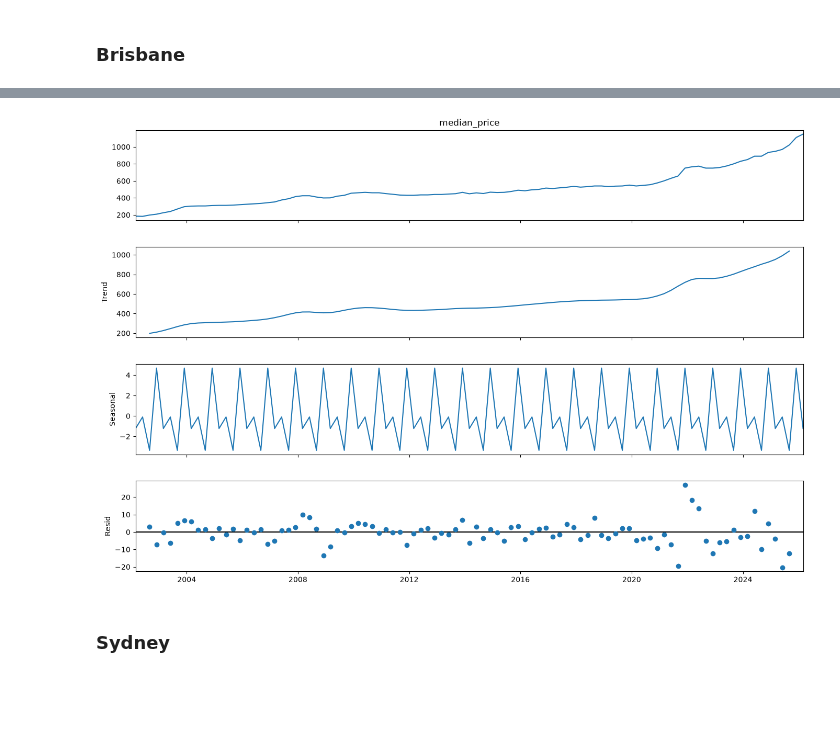
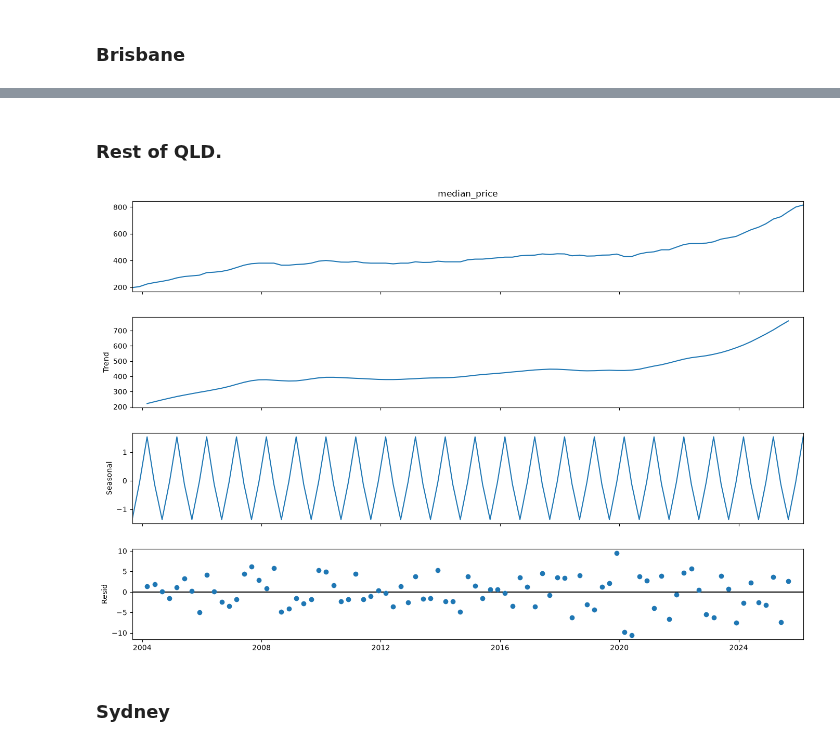
Before and after one commit to EddieYung2335/aus_housing_forecast, a Jupyter notebook: notebooks/01_eda.ipynb, the cells around one changed output, grey strips where cells are left out. Cells and saved outputs as stored; diff of their text form; code cells hidden in the pictures; blank space fills up the shorter version.

```diff
--- a/notebooks/01_eda.ipynb
+++ b/notebooks/01_eda.ipynb
@@ -107,14 +139,24 @@ bris = bris_prices.dropna()
-# %%
-result = seasonal_decompose(bris, model='additive', period=4)
-
-fig = result.plot()
-fig.set_size_inches(15, 10)
-
-plt.savefig("../reports/figures/brisbane_decompose.png", dpi=300)
-
-plt.show()
-# %% [output]
-[figure, removed]
+# %% [markdown]
+### Rest of QLD.
+# %%
+rest_qld_panel = panel[panel["region"] == "Rest of Qld."]
+
+rest_qld_indexed = rest_qld_panel.set_index("date")
+
+rest_qld_prices = rest_qld_indexed["median_price"]
+
+rest_qld = rest_qld_prices.dropna()
+
+result = seasonal_decompose(rest_qld, model='additive', period=4)
+
+fig = result.plot()
+fig.set_size_inches(15, 10)
+
+plt.savefig("../reports/figures/rest_of_qld_decompose.png", dpi=300)
+
+plt.show()
+# %% [output]
+[figure, added]
 # %% [markdown]
 ### Sydney
 # %%
```
Also changed, not shown: parts of 32 cells of this notebook, 11 other files.
